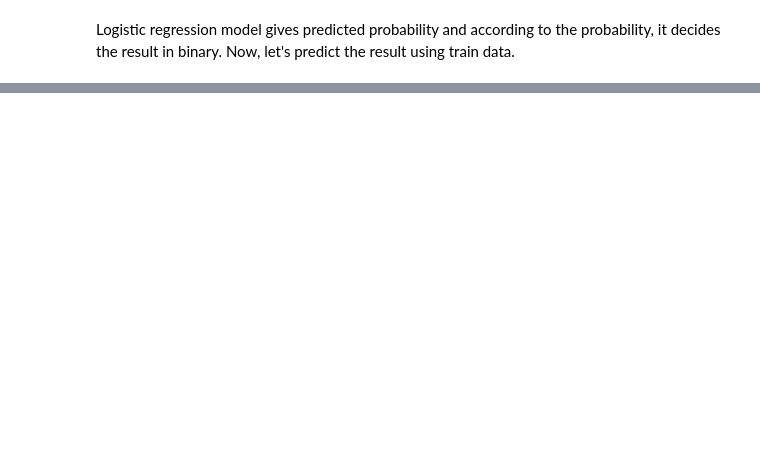
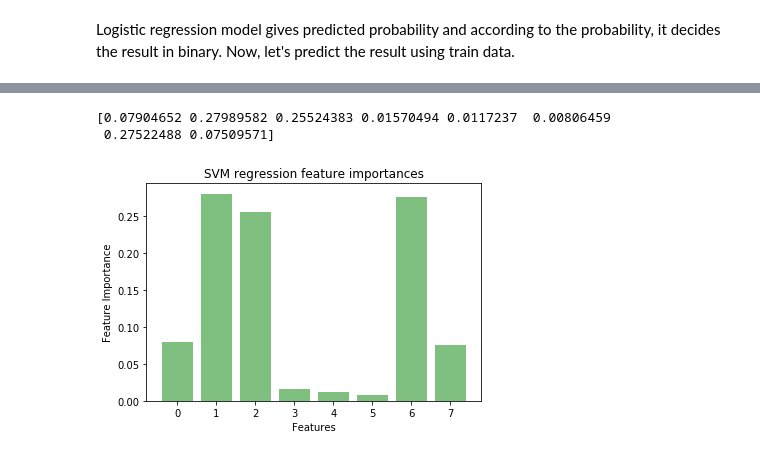
Before and after one commit to munachisonwadike/decision_trees_pg, a Jupyter notebook: titanic_decision_tree.ipynb, the cells around one changed output, grey strips where cells are left out. Saved outputs shown, nothing was run; the diff lists cells and outputs as text; code cells hidden in the pictures; blank space fills up the shorter version.

```diff
--- a/titanic_decision_tree.ipynb
+++ b/titanic_decision_tree.ipynb
@@ -640,0 +724,5 @@ print(summary)
+# %%
+from sklearn.ensemble import RandomForestClassifier
+
+random_forest = RandomForestClassifier(n_estimators=100)
+random_forest.fit(train_x, train_y)
@@ -640,0 +891,18 @@ print(summary)
+# %%
+print(random_forest.feature_importances_ )
+
+bins = tuple(np.arange(len(random_forest.feature_importances_ )))
+y_pos = np.arange(len(bins))
+feature_importance = np.array(random_forest.feature_importances_ )
+
+plt.bar(y_pos, feature_importance, align='center', alpha=0.5, color='g')
+plt.xticks(y_pos, bins)
+plt.xlabel('Features')
+plt.ylabel('Feature Importance')
+plt.title('SVM regression feature importances')
+
+plt.show()
+# %% [output]
+[0.07904652 0.27989582 0.25524383 0.01570494 0.0117237  0.00806459
+ 0.27522488 0.07509571]
+[figure, added]
```
Also changed, not shown: parts of 124 cells of this notebook.
